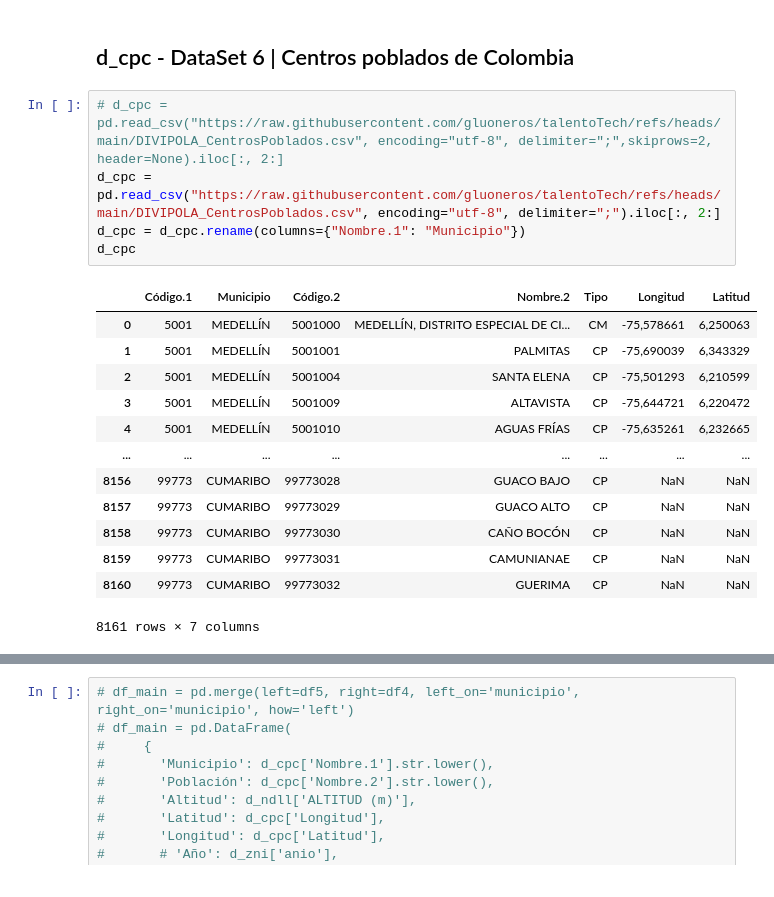
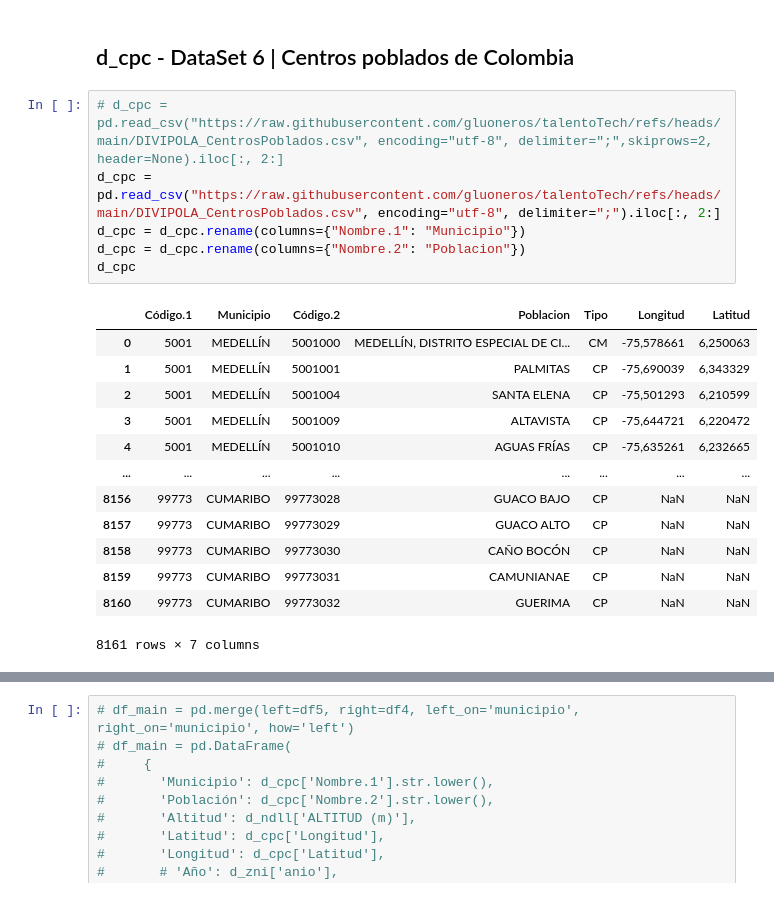
Before and after one commit to gluoneros/greenPredEnergy, a Jupyter notebook: ai.ipynb, the cells around one changed output, grey strips where cells are left out. Saved outputs shown, nothing was run; the diff lists cells and outputs as text.

```diff
--- a/ai.ipynb
+++ b/ai.ipynb
@@ -277,10 +277,11 @@ d_vnt_min
 # %%
 # d_cpc = pd.read_csv("https://raw.githubusercontent.com/gluoneros/talentoTech/refs/heads/main/DIVIPOLA_CentrosPoblados.csv", encoding="utf-8", delimiter=";",skiprows=2, header=None).iloc[:, 2:]
 d_cpc = pd.read_csv("https://raw.githubusercontent.com/gluoneros/talentoTech/refs/heads/main/DIVIPOLA_CentrosPoblados.csv", encoding="utf-8", delimiter=";").iloc[:, 2:]
 d_cpc = d_cpc.rename(columns={"Nombre.1": "Municipio"})
+d_cpc = d_cpc.rename(columns={"Nombre.2": "Poblacion"})
 d_cpc
 # %% [output]
-|  | Código.1 | Municipio | Código.2 | Nombre.2 | Tipo | Longitud | Latitud |
+|  | Código.1 | Municipio | Código.2 | Poblacion | Tipo | Longitud | Latitud |
 | 0 | 5001 | MEDELLÍN | 5001000 | MEDELLÍN, DISTRITO ESPECIAL DE CI... | CM | -75,578661 | 6,250063 |
 | 1 | 5001 | MEDELLÍN | 5001001 | PALMITAS | CP | -75,690039 | 6,343329 |
 | 2 | 5001 | MEDELLÍN | 5001004 | SANTA ELENA | CP | -75,501293 | 6,210599 |
```
Also changed, not shown: parts of 3 cells of this notebook.
